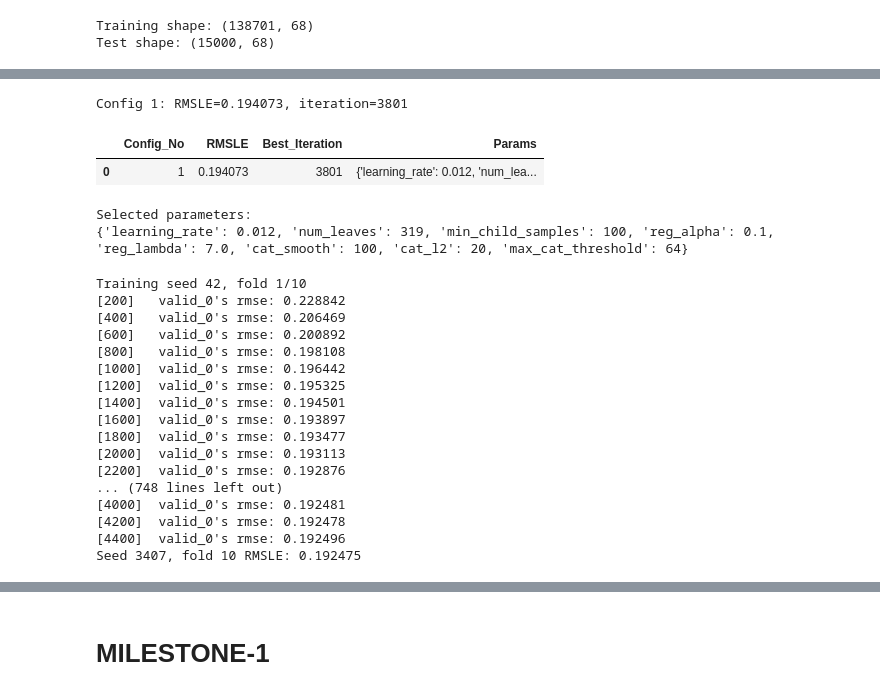
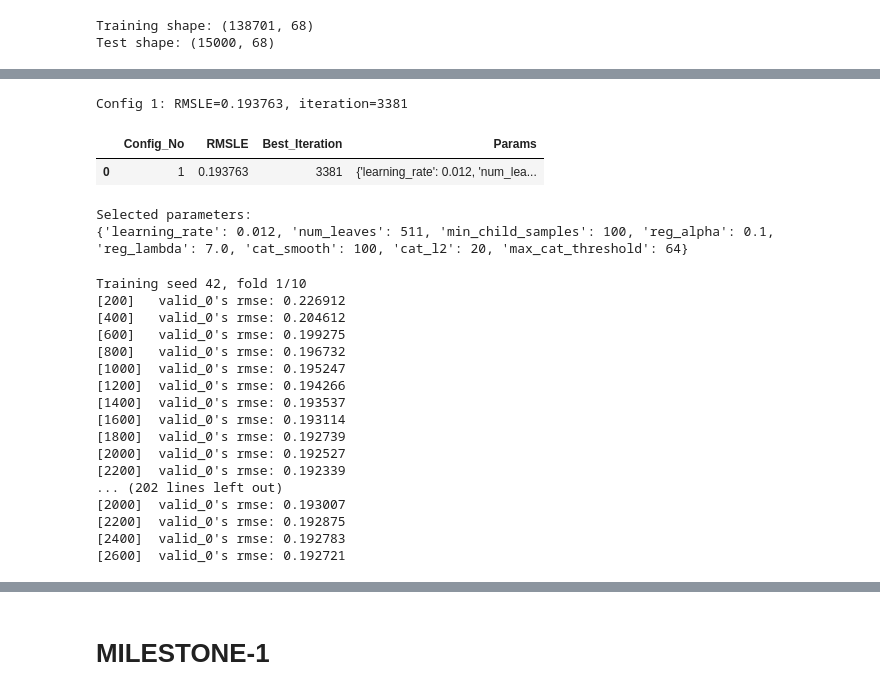
Before and after one commit to Karvy-Singh/Machine-Learning-Project-IITM-Diploma, a Jupyter notebook: main.ipynb, the cells around one changed output, grey strips where cells are left out. Cells and saved outputs as stored; diff of their text form; code cells hidden in the pictures.

```diff
--- a/main.ipynb
+++ b/main.ipynb
@@ -711,16 +711,18 @@ tuning_configs = [
     #     "cat_l2": 20,
     #     "max_cat_threshold": 64
     # },
-    {
+
+        {
         "learning_rate": 0.012,
-        "num_leaves": 319,
+        "num_leaves": 511,
         "min_child_samples": 100,
         "reg_alpha": 0.10,
         "reg_lambda": 7.0,
         "cat_smooth": 100,
         "cat_l2": 20,
         "max_cat_threshold": 64
-    },
+    }
+
     # {
     #     "learning_rate": 0.012,
     #     "num_leaves": 191,
@@ -906,7 +912,7 @@ for config_number, config in enumerate(tuning_configs, start=1):
         ],
         eval_metric="rmse",
         callbacks=[
-            lgb.early_stopping(300, verbose=False),
+            lgb.early_stopping(500, verbose=False),
             lgb.log_evaluation(0)
         ]
     )
@@ -930,37 +936,37 @@ for config_number, config in enumerate(tuning_configs, start=1):
         "Params": config
     })
 
     print(
         f"Config {config_number}: "
         f"RMSLE={score:.6f}, "
         f"iteration={tuning_model.best_iteration_}"
     )
 
 tuning_results_df = pd.DataFrame(tuning_results)
 display(tuning_results_df.sort_values("RMSLE"))
 
 best_row = (
     tuning_results_df
     .sort_values("RMSLE")
     .iloc[0]
 )
 
 best_config = best_row["Params"]
 
 final_params = {
     **base_lgb_params,
     **best_config,
     "n_estimators": 10000
 }
 
 print("Selected parameters:")
 print(best_config)
 # %% [output]
-Config 1: RMSLE=0.194073, iteration=3801
+Config 1: RMSLE=0.193763, iteration=3381
 |  | Config_No | RMSLE | Best_Iteration | Params |
-| 0 | 1 | 0.194073 | 3801 | {'learning_rate': 0.012, 'num_lea... |
+| 0 | 1 | 0.193763 | 3381 | {'learning_rate': 0.012, 'num_lea... |
 Selected parameters:
-{'learning_rate': 0.012, 'num_leaves': 319, 'min_child_samples': 100, 'reg_alpha': 0.1, 'reg_lambda': 7.0, 'cat_smooth': 100, 'cat_l2': 20, 'max_cat_threshold': 64}
+{'learning_rate': 0.012, 'num_leaves': 511, 'min_child_samples': 100, 'reg_alpha': 0.1, 'reg_lambda': 7.0, 'cat_smooth': 100, 'cat_l2': 20, 'max_cat_threshold': 64}
 # %%
 # MAIN TRAINING CELL
 
@@ -1045,7 +1051,7 @@ for model_number, (seed_index, seed, train_idx, valid_idx) in enumerate(
         eval_metric="rmse",
         callbacks=[
             lgb.early_stopping(
-                300,
+                500,
                 verbose=False
             ),
             lgb.log_evaluation(200)
@@ -1115,22 +1121,22 @@ test_predictions = np.clip(
 )
 # %% [output]
 Training seed 42, fold 1/10
-[200]   valid_0's rmse: 0.228842
-[400]   valid_0's rmse: 0.206469
-[600]   valid_0's rmse: 0.200892
-[800]   valid_0's rmse: 0.198108
-[1000]  valid_0's rmse: 0.196442
-[1200]  valid_0's rmse: 0.195325
-[1400]  valid_0's rmse: 0.194501
-[1600]  valid_0's rmse: 0.193897
-[1800]  valid_0's rmse: 0.193477
-[2000]  valid_0's rmse: 0.193113
-[2200]  valid_0's rmse: 0.192876
-... (748 lines left out)
-[4000]  valid_0's rmse: 0.192481
-[4200]  valid_0's rmse: 0.192478
-[4400]  valid_0's rmse: 0.192496
-Seed 3407, fold 10 RMSLE: 0.192475
+[200]   valid_0's rmse: 0.226912
+[400]   valid_0's rmse: 0.204612
+[600]   valid_0's rmse: 0.199275
+[800]   valid_0's rmse: 0.196732
+[1000]  valid_0's rmse: 0.195247
+[1200]  valid_0's rmse: 0.194266
+[1400]  valid_0's rmse: 0.193537
+[1600]  valid_0's rmse: 0.193114
+[1800]  valid_0's rmse: 0.192739
+[2000]  valid_0's rmse: 0.192527
+[2200]  valid_0's rmse: 0.192339
+... (202 lines left out)
+[2000]  valid_0's rmse: 0.193007
+[2200]  valid_0's rmse: 0.192875
+[2400]  valid_0's rmse: 0.192783
+[2600]  valid_0's rmse: 0.192721
 # %%
 #POST TRAINING ANALYSIS CELL, performance error etc.
 
```
Also changed, not shown: parts of 43 cells of this notebook.
